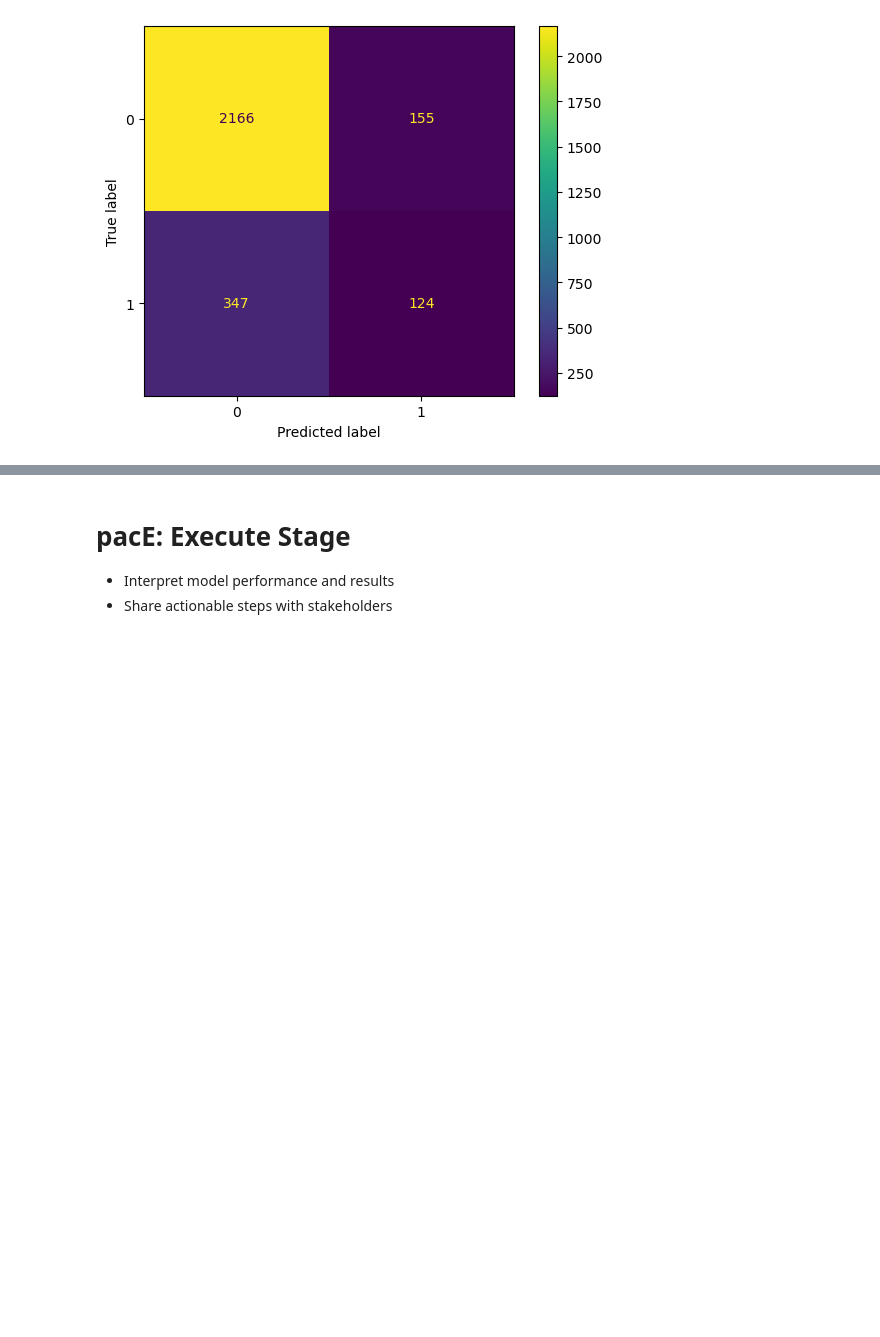
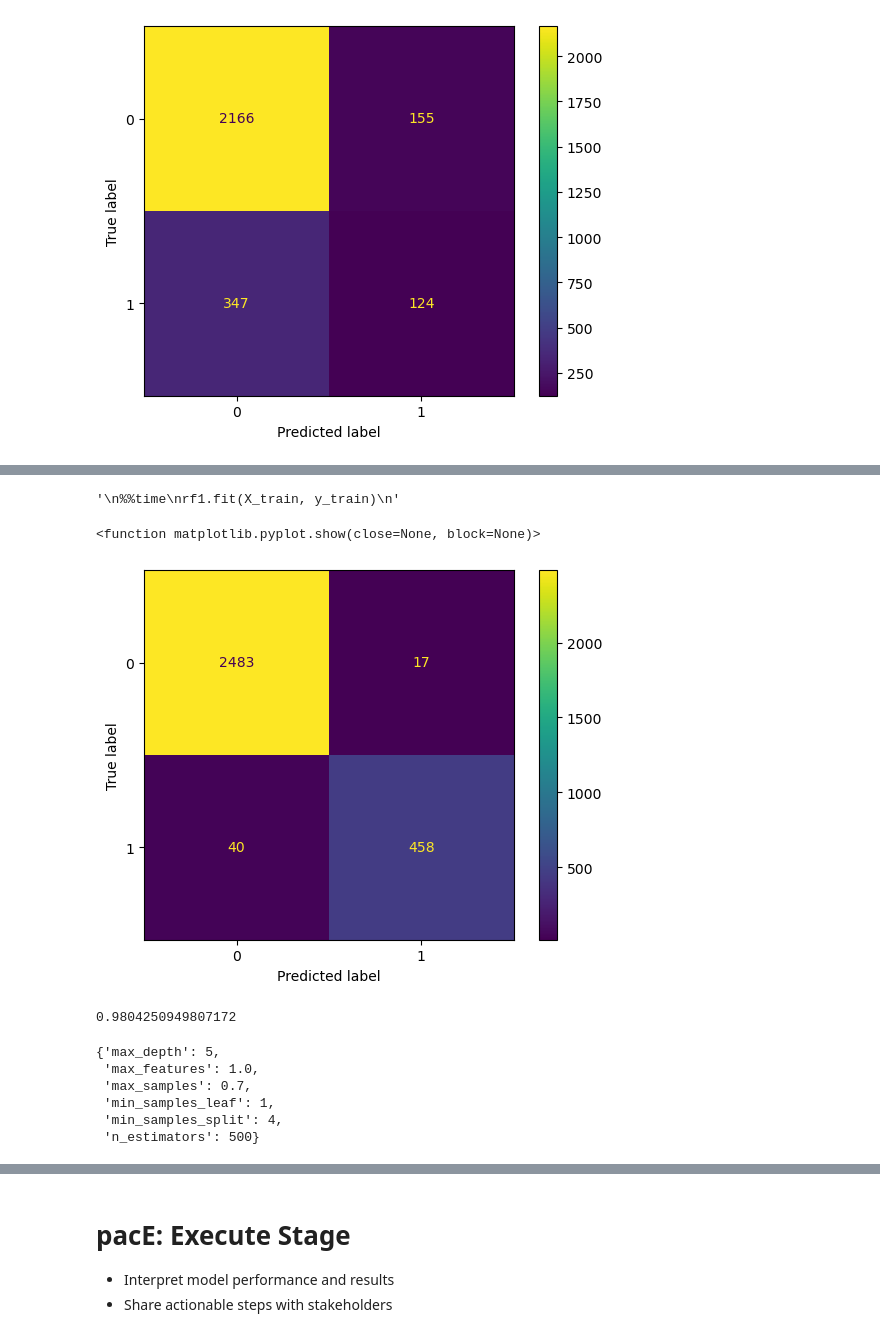
Before and after one commit to mariusred/Google-Capstone-Project, a Jupyter notebook: Activity_ Course 7 Salifort Motors project lab.ipynb, the cells around one changed output, grey strips where cells are left out. Drawn from its saved outputs; the diff is of its cells as text; code cells hidden in the pictures; blank space fills up the shorter version.

```diff
--- a/Activity_ Course 7 Salifort Motors project lab.ipynb
+++ b/Activity_ Course 7 Salifort Motors project lab.ipynb
@@ -572,0 +780,52 @@ plt.show
+# %%
+def read_pickle(path, saved_model_name:str):
+    '''
+    In:
+        path:             path to folder where you want to read from
+        saved_model_name: filename of pickled model you want to read in
+
+    Out:
+        model: the pickled model
+    '''
+    with open(path + saved_model_name + '.pickle', 'rb') as to_read:
+        model = pickle.load(to_read)
+
+    return model
+# %%
+#Do not execute, just load pickle file "hr_rf1" for model fitting results
+'''
+%%time
+rf1.fit(X_train, y_train)
+'''
+# %% [output]
+'\n%%time\nrf1.fit(X_train, y_train)\n'
+# %%
+import pickle
+path = 'C:/Users/Ed/Documents/GitHub/Google-Capstone-Project/'
+rf1 = read_pickle(path, 'hr_rf1')
+# %%
+rf1_ypred = rf1.predict(X_test)
+# %%
+rf1_cm = confusion_matrix(y_test,rf1_ypred, labels = rf1.classes_)
+
+rf1_disp = ConfusionMatrixDisplay(confusion_matrix = rf1_cm, display_labels = rf1.classes_)
+
+rf1_disp.plot(values_format = '')
+
+plt.show
+# %% [output]
+<function matplotlib.pyplot.show(close=None, block=None)>
+[figure, added]
+# %%
+rf1.best_score_
+# %% [output]
+0.9804250949807172
+# %%
+rf1.best_params_
+# %% [output]
+{'max_depth': 5,
+ 'max_features': 1.0,
+ 'max_samples': 0.7,
+ 'min_samples_leaf': 1,
+ 'min_samples_split': 4,
+ 'n_estimators': 500}
```
Also changed, not shown: parts of 29 cells of this notebook, 8 other files.
